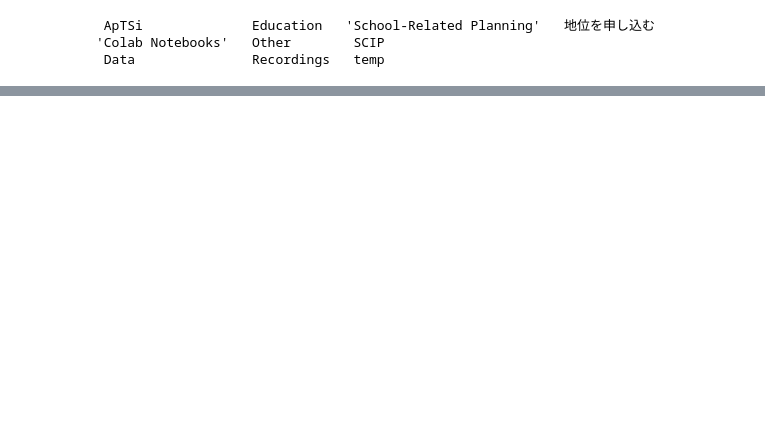
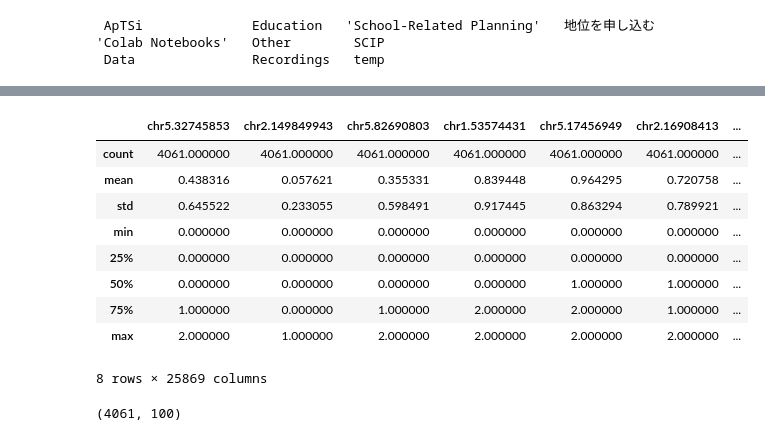
Before and after one commit to Unique-Divine/GANs-for-Genomics, a Jupyter notebook: NNsforGenomics_Colab.ipynb, the cells around one changed output, grey strips where cells are left out. Drawn from its saved outputs; the diff is of its cells as text; code cells hidden in the pictures; blank space fills up the shorter version.

```diff
--- a/NNsforGenomics_Colab.ipynb
+++ b/NNsforGenomics_Colab.ipynb
@@ -26,0 +34,3 @@ import torch
+# %%
+dir_path = os.path.join("/content/gdrive/MyDrive/Data", "NNsforGenomics")
+os.path.exists(dir_path)
@@ -26,0 +43,4 @@ import torch
+# %%
+import sys
+sys.path.append(dir_path)
+data_path = os.path.join(dir_path, "data")
@@ -26,0 +52,4 @@ import torch
+# %%
+pp = preprocessing.Preprocessing()
+Y, names = pp.get_Y(data_path=data_path)
+X = pd.read_csv(os.path.join(data_path, "X.csv"))
@@ -27,3 +78,23 @@ import torch
+# %%
+X.describe()
+# %% [output]
+|  | chr5.32745853 | chr2.149849943 | chr5.82690803 | chr1.53574431 | chr5.17456949 | chr2.16908413 | ... |
+| count | 4061.000000 | 4061.000000 | 4061.000000 | 4061.000000 | 4061.000000 | 4061.000000 | ... |
+| mean | 0.438316 | 0.057621 | 0.355331 | 0.839448 | 0.964295 | 0.720758 | ... |
+| std | 0.645522 | 0.233055 | 0.598491 | 0.917445 | 0.863294 | 0.789921 | ... |
+| min | 0.000000 | 0.000000 | 0.000000 | 0.000000 | 0.000000 | 0.000000 | ... |
+| 25% | 0.000000 | 0.000000 | 0.000000 | 0.000000 | 0.000000 | 0.000000 | ... |
+| 50% | 0.000000 | 0.000000 | 0.000000 | 0.000000 | 1.000000 | 1.000000 | ... |
+| 75% | 1.000000 | 0.000000 | 1.000000 | 2.000000 | 2.000000 | 1.000000 | ... |
+| max | 2.000000 | 1.000000 | 2.000000 | 2.000000 | 2.000000 | 2.000000 | ... |
+8 rows × 25869 columns
+# %%
+chi2 = feature_selection.chi2
+selectk = feature_selection.SelectKBest(chi2, k=100)
+X_r = selectk.fit_transform(X.values, Y.flatten())
+X_r.shape
+# %% [output]
+(4061, 100)
 # %%
 print(torch.cuda.device_count()) # number of GPU devices available
 print(torch.cuda.get_device_name(0)) # name of device
```
Also changed, not shown: parts of 22 cells of this notebook.
